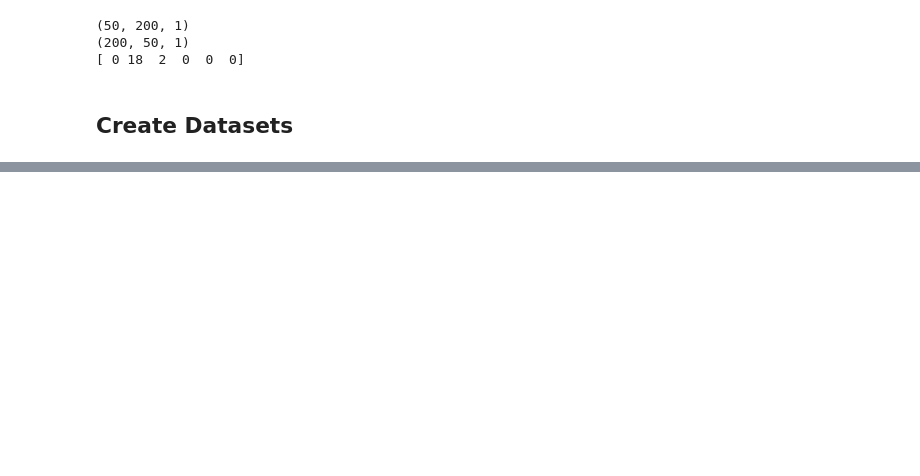
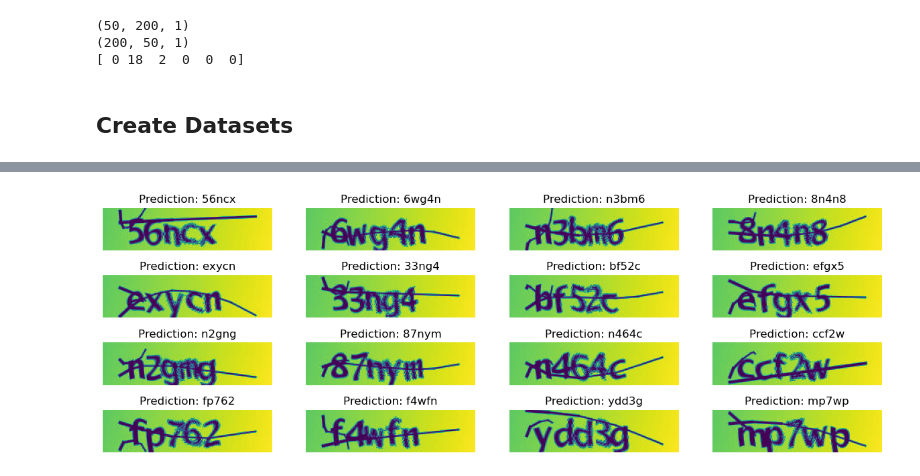
Before and after one commit to harpreetsinghsandhu021/ocr-on-captchas, a Jupyter notebook: ocr-for-reading-captchas.ipynb, the cells around one changed output, grey strips where cells are left out. Saved outputs shown, nothing was run; the diff lists cells and outputs as text; code cells hidden in the pictures; blank space fills up the shorter version.

```diff
--- a/ocr-for-reading-captchas.ipynb
+++ b/ocr-for-reading-captchas.ipynb
@@ -150,0 +459,2 @@ def encode_single_sample(img_path, label):
+# %%
+hist = model.fit(train_dataset, validation_data=validation_dataset, epochs=100, callbacks=[early_stopping])
@@ -150,0 +553,5 @@ def encode_single_sample(img_path, label):
+# %%
+prediction_model = tf.keras.models.Model(
+    model.input[0], model.get_layer(name="dense_1").output
+)
+prediction_model.summary()
@@ -150,0 +580,38 @@ def encode_single_sample(img_path, label):
+# %%
+# A utility function to decode the output of the network
+def decode_batch_predictions(pred):
+    input_len = np.ones(pred.shape[0]) * pred.shape[1]
+    # Use greedy search. For complex tasks, you can use beam search
+    results = ctc_decode(pred, input_length=input_len, greedy=True)[0][0][
+        :, :max_length
+    ]
+    # Iterate over the results and get back the text
+    output_text = []
+    for res in results:
+        res = tf.strings.reduce_join(num_to_char(res)).numpy().decode("utf-8")
+        output_text.append(res)
+    return output_text
+# %%
+#  Let's check results on some validation samples
+for batch in validation_dataset.take(1):
+    batch_images = batch["image"]
+    batch_labels = batch["label"]
+
+    preds = prediction_model.predict(batch_images)
+    pred_texts = decode_batch_predictions(preds)
+
+    orig_texts = []
+    for label in batch_labels:
+        label = tf.strings.reduce_join(num_to_char(label)).numpy().decode("utf-8")
+        orig_texts.append(label)
+
+    _, ax = plt.subplots(4, 4, figsize=(15, 5))
+    for i in range(len(pred_texts)):
+        img = (batch_images[i, :, :, 0] * 255).numpy().astype(np.uint8)
+        img = img.T
+        title = f"Prediction: {pred_texts[i]}"
+        ax[i // 4, i % 4].imshow(img)
+        ax[i // 4, i % 4].set_title(title)
+        ax[i // 4, i % 4].axis("off")
+plt.show()
+# %% [output]
@@ -150,0 +620 @@ def encode_single_sample(img_path, label):
+[figure, added]
```
Also changed, not shown: parts of 28 cells of this notebook.
